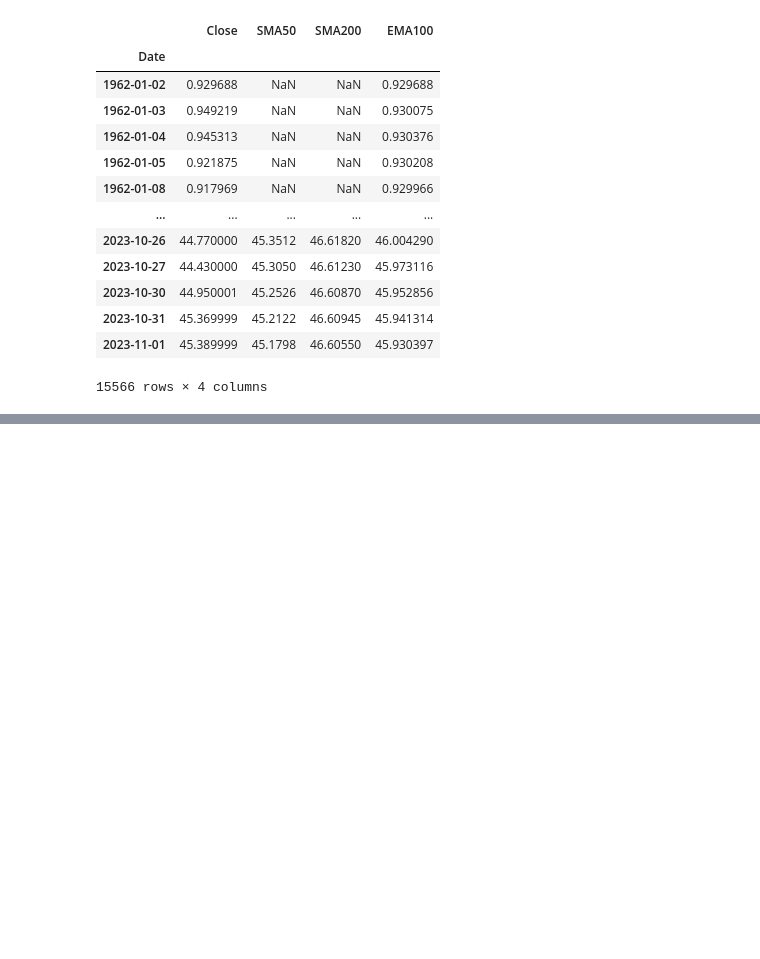
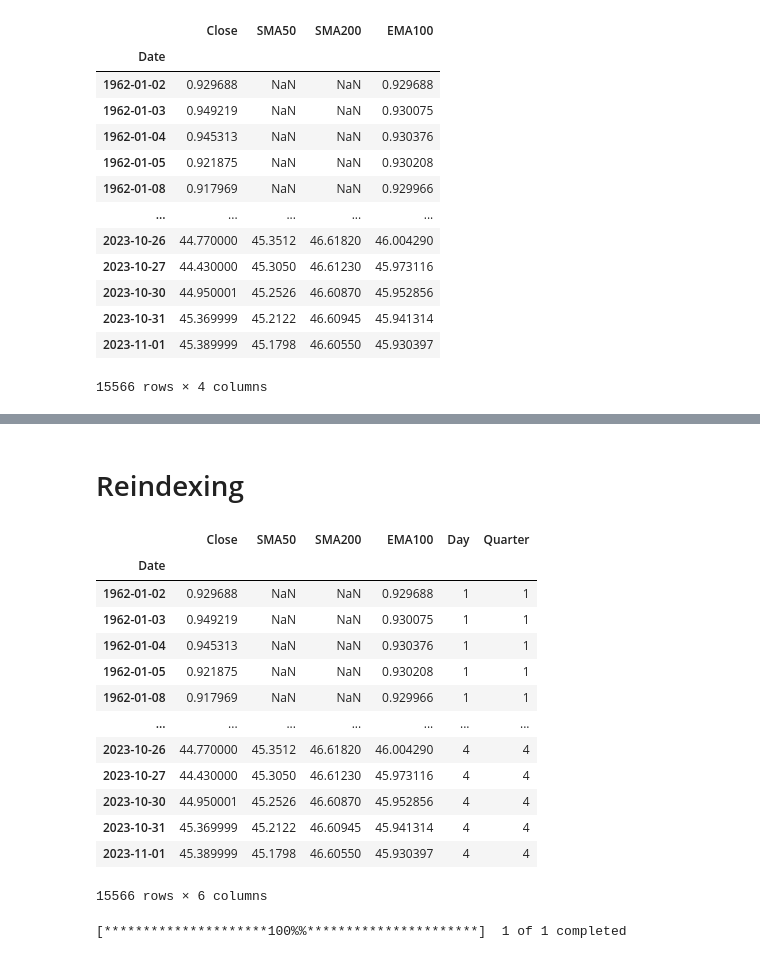
Before and after one commit to SouCode/RoboTrader, a Jupyter notebook: inMoney3.ipynb, the cells around one changed output, grey strips where cells are left out. Saved outputs shown, nothing was run; the diff lists cells and outputs as text; code cells hidden in the pictures; blank space fills up the shorter version.

```diff
--- a/inMoney3.ipynb
+++ b/inMoney3.ipynb
@@ -99,0 +100,3 @@ plt.show()
+# %%
+kr['Day']=kr.index.day_name()
+kr
@@ -99,0 +118,24 @@ plt.show()
+# %% [markdown]
+# Reindexing
+# %%
+kr['Quarter']=kr.index.quarter
+kr
+# %% [output]
+|  | Close | SMA50 | SMA200 | EMA100 | Day | Quarter |
+| Date |  |  |  |  |  |  |
+| 1962-01-02 | 0.929688 | NaN | NaN | 0.929688 | 1 | 1 |
+| 1962-01-03 | 0.949219 | NaN | NaN | 0.930075 | 1 | 1 |
+| 1962-01-04 | 0.945313 | NaN | NaN | 0.930376 | 1 | 1 |
+| 1962-01-05 | 0.921875 | NaN | NaN | 0.930208 | 1 | 1 |
+| 1962-01-08 | 0.917969 | NaN | NaN | 0.929966 | 1 | 1 |
+| ... | ... | ... | ... | ... | ... | ... |
+| 2023-10-26 | 44.770000 | 45.3512 | 46.61820 | 46.004290 | 4 | 4 |
+| 2023-10-27 | 44.430000 | 45.3050 | 46.61230 | 45.973116 | 4 | 4 |
+| 2023-10-30 | 44.950001 | 45.2526 | 46.60870 | 45.952856 | 4 | 4 |
+| 2023-10-31 | 45.369999 | 45.2122 | 46.60945 | 45.941314 | 4 | 4 |
+| 2023-11-01 | 45.389999 | 45.1798 | 46.60550 | 45.930397 | 4 | 4 |
+15566 rows × 6 columns
+# %%
+KR = yf.download('KR')
+# %% [output]
+[*********************100%%**********************]  1 of 1 completed
```
Also changed, not shown: parts of 40 cells of this notebook, 1 other file.
